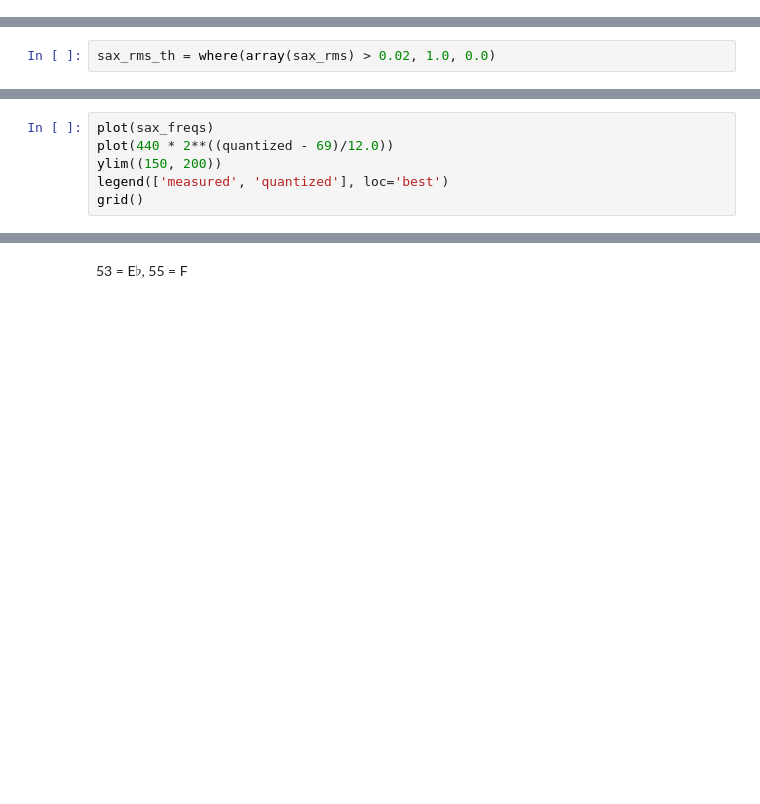
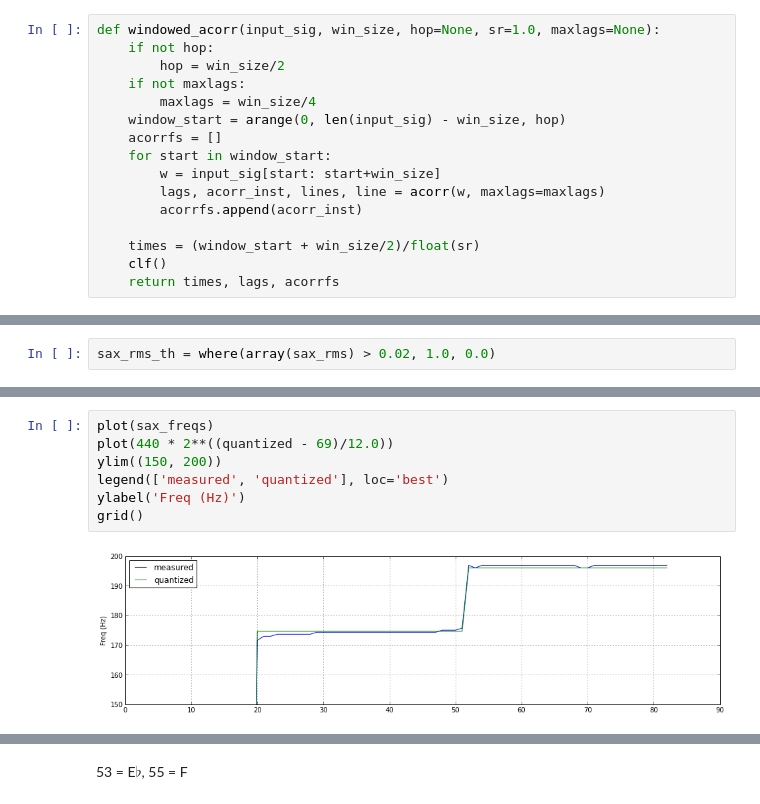
Before and after one commit to mantaraya36/240E-ipython, a Jupyter notebook: Audio Features IIIb-Pitch.ipynb, the cells around one changed output, grey strips where cells are left out. Cells and saved outputs as stored; diff of their text form; blank space fills up the shorter version.

```diff
--- a/Audio Features IIIb-Pitch.ipynb
+++ b/Audio Features IIIb-Pitch.ipynb
@@ -128,3 +198,19 @@ Maximum lags determines the lowest frequency we can detect
+# %%
+def windowed_acorr(input_sig, win_size, hop=None, sr=1.0, maxlags=None):
+    if not hop:
+        hop = win_size/2
+    if not maxlags:
+        maxlags = win_size/4
+    window_start = arange(0, len(input_sig) - win_size, hop)
+    acorrfs = []
+    for start in window_start:
+        w = input_sig[start: start+win_size]
+        lags, acorr_inst, lines, line = acorr(w, maxlags=maxlags)
+        acorrfs.append(acorr_inst)
+
+    times = (window_start + win_size/2)/float(sr)
+    clf()
+    return times, lags, acorrfs
 # %%
 times, lags, acorrfs = windowed_acorr(sax[:44100], 2048, 512, sax_sr)
 # %%
@@ -171,8 +282,11 @@ plot(440 * 2**((quantized - 69)/12.0))
 # %%
 plot(sax_freqs)
 plot(440 * 2**((quantized - 69)/12.0))
 ylim((150, 200))
 legend(['measured', 'quantized'], loc='best')
+ylabel('Freq (Hz)')
 grid()
+# %% [output]
+[figure, added]
 # %%
 quantized[30], quantized[60]
```
Also changed, not shown: parts of 116 cells of this notebook.
